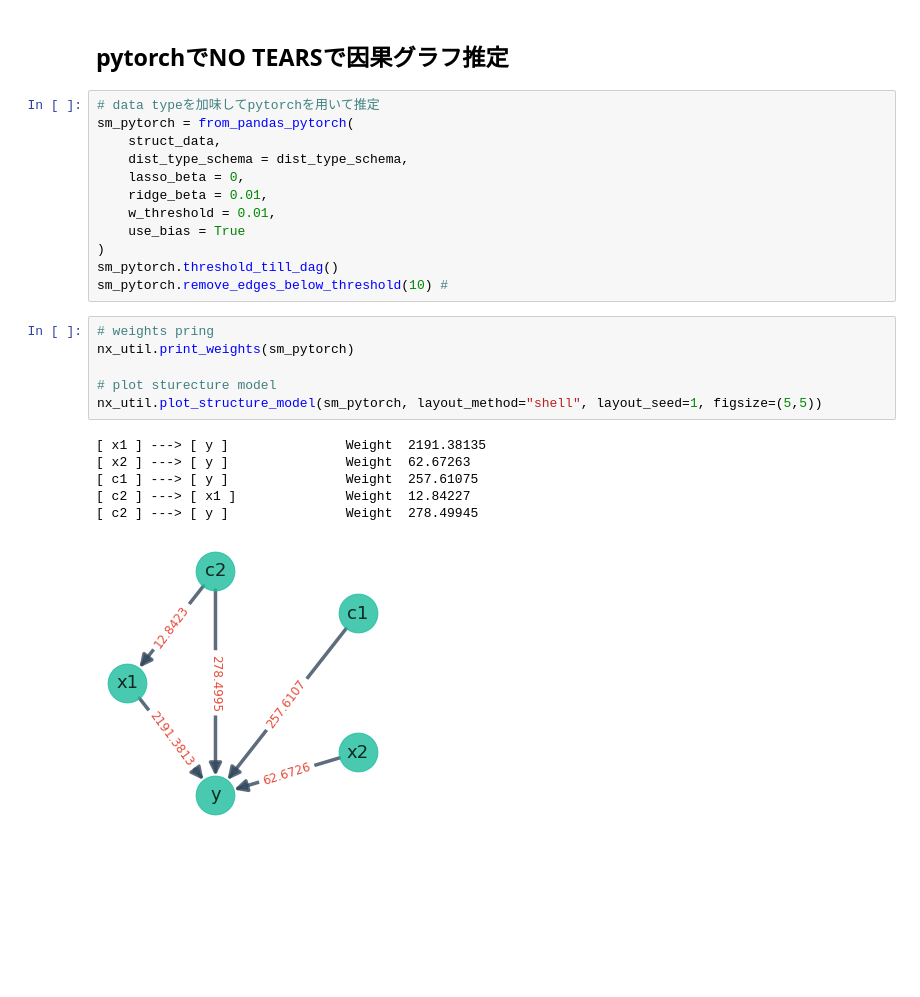
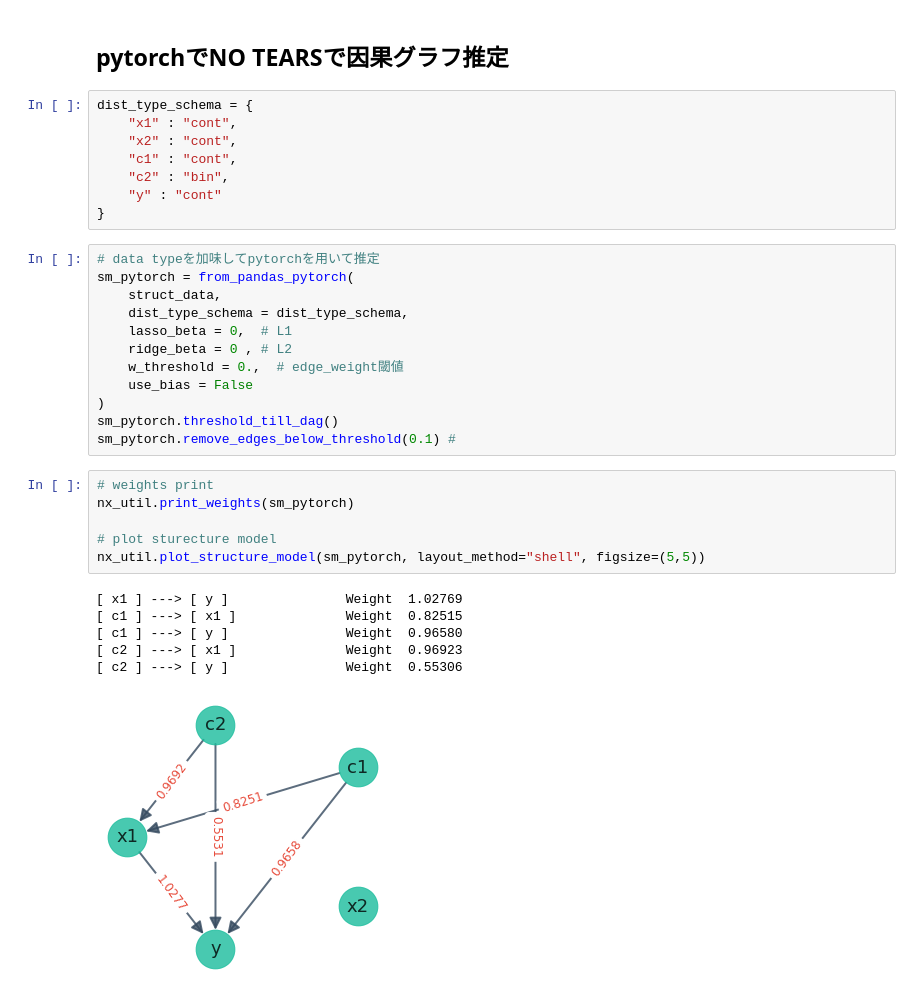
Before and after one commit to yuminaga-tech/blog, a Jupyter notebook: notebooks/202105_causalnex_trial02.ipynb, the cells around one changed output. Drawn from its saved outputs; the diff is of its cells as text; blank space fills up the shorter version.

```diff
--- a/notebooks/202105_causalnex_trial02.ipynb
+++ b/notebooks/202105_causalnex_trial02.ipynb
@@ -228,28 +235,36 @@ nx_util.plot_structure_model(sm, layout_method="shell", layout_seed=1, figsize=(
 [figure]
 # %% [markdown]
 ## pytorchでNO TEARSで因果グラフ推定
+# %%
+dist_type_schema = {
+    "x1" : "cont",
+    "x2" : "cont",
+    "c1" : "cont",
+    "c2" : "bin",
+    "y" : "cont"
+}
 # %%
 # data typeを加味してpytorchを用いて推定
 sm_pytorch = from_pandas_pytorch(
     struct_data,
     dist_type_schema = dist_type_schema,
-    lasso_beta = 0,
-    ridge_beta = 0.01,
-    w_threshold = 0.01,
-    use_bias = True
+    lasso_beta = 0,  # L1
+    ridge_beta = 0 , # L2
+    w_threshold = 0.,  # edge_weight閾値
+    use_bias = False
 )
 sm_pytorch.threshold_till_dag()
-sm_pytorch.remove_edges_below_threshold(10) #
+sm_pytorch.remove_edges_below_threshold(0.1) #
 # %%
-# weights pring
+# weights print
 nx_util.print_weights(sm_pytorch)
 
 # plot sturecture model
-nx_util.plot_structure_model(sm_pytorch, layout_method="shell", layout_seed=1, figsize=(5,5))
+nx_util.plot_structure_model(sm_pytorch, layout_method="shell", figsize=(5,5))
 # %% [output]
-[ x1 ] ---> [ y ]               Weight  2191.38135
-[ x2 ] ---> [ y ]               Weight  62.67263
-[ c1 ] ---> [ y ]               Weight  257.61075
-[ c2 ] ---> [ x1 ]              Weight  12.84227
-[ c2 ] ---> [ y ]               Weight  278.49945
+[ x1 ] ---> [ y ]               Weight  1.02769
+[ c1 ] ---> [ x1 ]              Weight  0.82515
+[ c1 ] ---> [ y ]               Weight  0.96580
+[ c2 ] ---> [ x1 ]              Weight  0.96923
+[ c2 ] ---> [ y ]               Weight  0.55306
-[figure, old version]
+[figure, new version]
```
Also changed, not shown: parts of 22 cells of this notebook.
